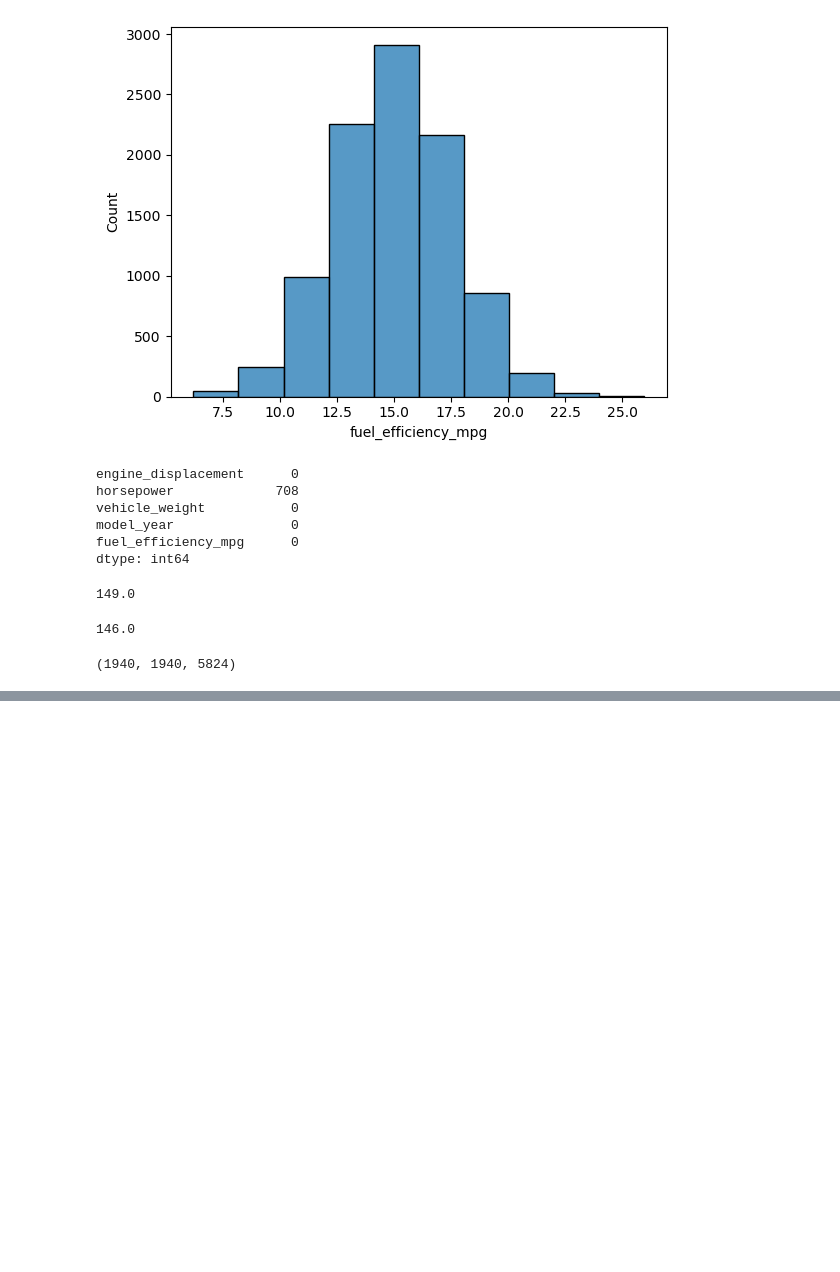
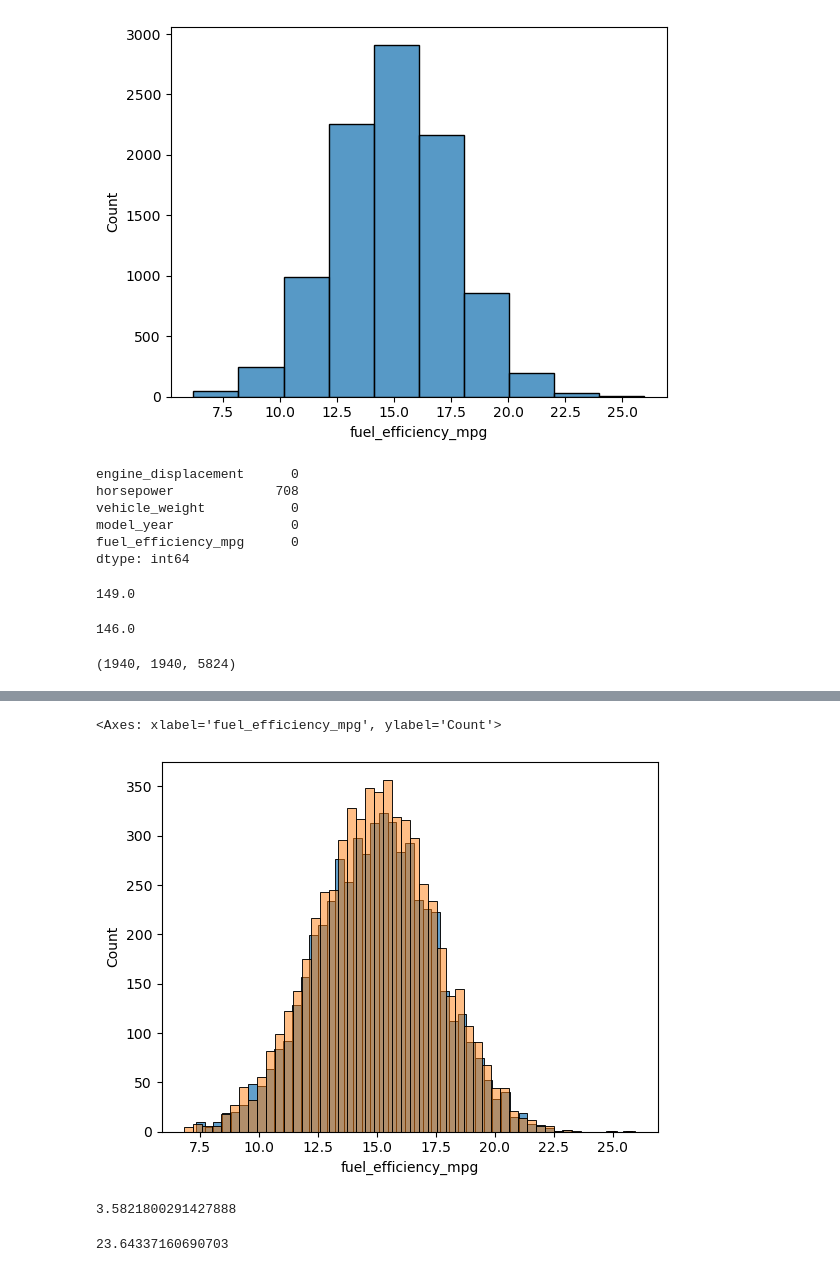
Before and after one commit to ajrp909/ml-zoomcamp-25, a Jupyter notebook: 02-regression/Homework-2.ipynb, the cells around one changed output, grey strips where cells are left out. Drawn from its saved outputs; the diff is of its cells as text; code cells hidden in the pictures; blank space fills up the shorter version.

```diff
--- a/02-regression/Homework-2.ipynb
+++ b/02-regression/Homework-2.ipynb
@@ -132,0 +110,11 @@ array([ 2.88273655e+01,  9.93613218e-05,  3.54221891e-03, -5.01328015e-03,
+# %%
+w0, w_means = train_linear_regression(x_train_means, y_train)
+# %%
+y_means_pred = w0 + x_train.dot(w_means)
+# %%
+sns.histplot(y_means_pred, alpha=0.7, bins=50)
+
+sns.histplot(y_train, alpha=0.5, bins=50)
+# %% [output]
+<Axes: xlabel='fuel_efficiency_mpg', ylabel='Count'>
+[figure, added]
@@ -132,0 +127,4 @@ array([ 2.88273655e+01,  9.93613218e-05,  3.54221891e-03, -5.01328015e-03,
+# %%
+rmse(y_train, y_zeros_pred)
+# %% [output]
+3.5821800291427888
@@ -132,0 +137,4 @@ array([ 2.88273655e+01,  9.93613218e-05,  3.54221891e-03, -5.01328015e-03,
+# %%
+w0v
+# %% [output]
+23.64337160690703
```
Also changed, not shown: parts of 18 cells of this notebook.
